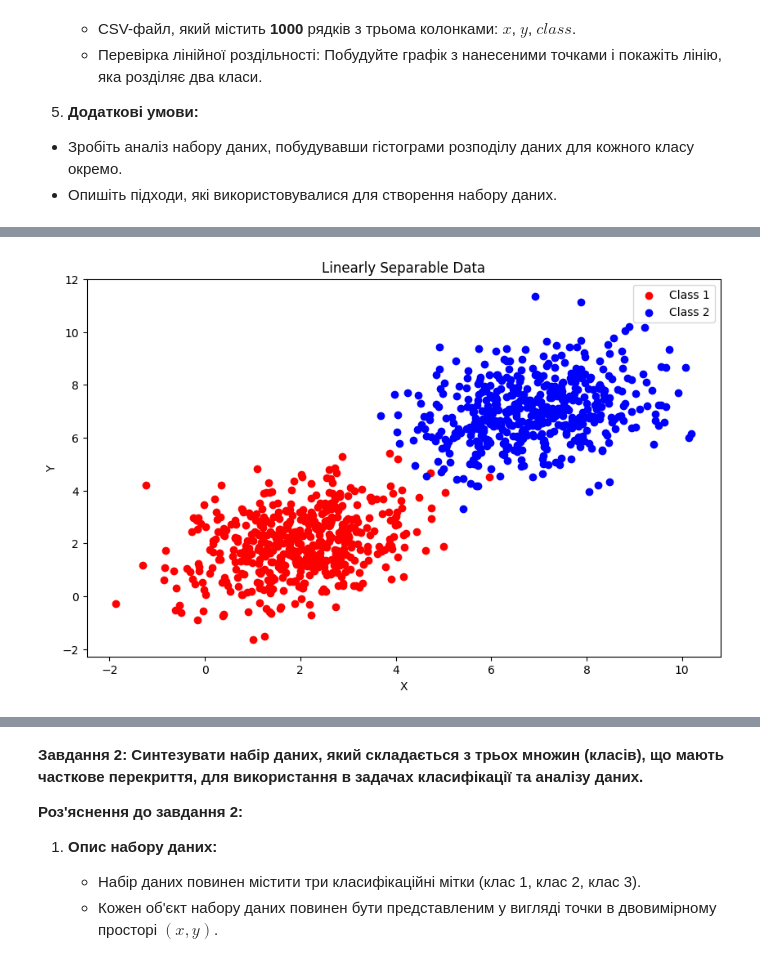
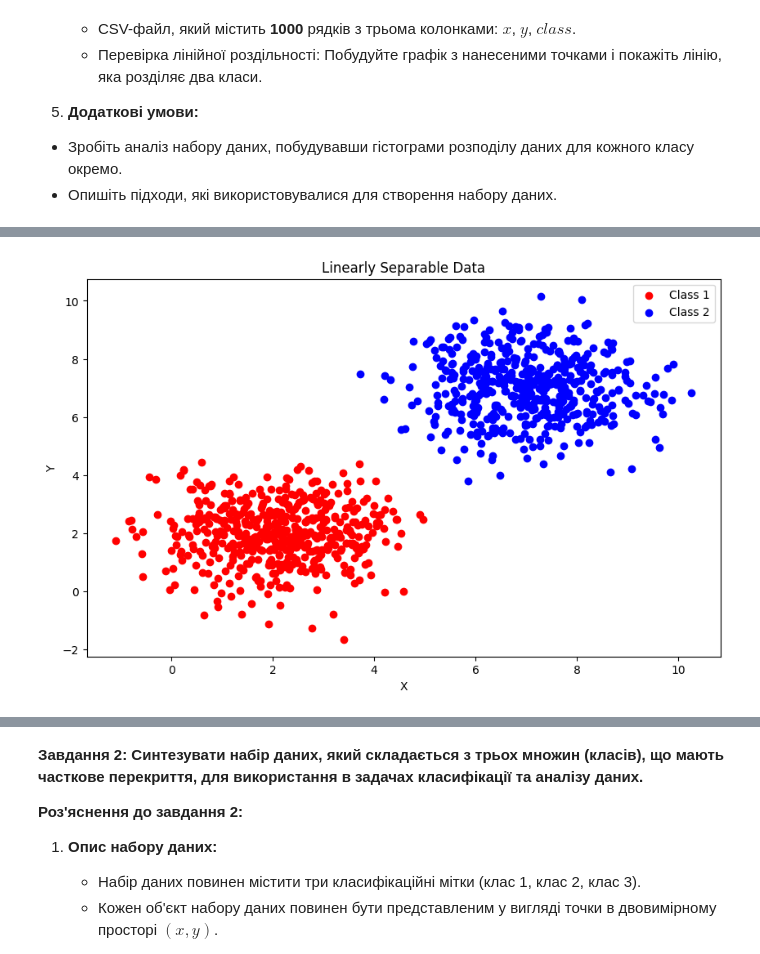
Before and after one commit to Sidoryak-Ostap/basics-of-ai, a Jupyter notebook: data_analytics/lab_2/DM_practice_2_new.ipynb, the cells around one changed output, grey strips where cells are left out. Saved outputs shown, nothing was run; the diff lists cells and outputs as text; code cells hidden in the pictures.

```diff
--- a/data_analytics/lab_2/DM_practice_2_new.ipynb
+++ b/data_analytics/lab_2/DM_practice_2_new.ipynb
@@ -75,0 +42,35 @@ df
+# %%
+
+def generate_data(center, num_points, spread, class_name):
+    x_point = np.linspace(center[0]-spread, center[1]+spread, num_points);
+    y_point = center[1] + (np.random.rand(num_points) - 0.5) * spread
+
+
+    x_point += np.random.randn(num_points) * spread
+    y_point += np.random.randn(num_points) * spread
+
+    label = np.full(num_points, class_name)
+    data = np.column_stack((x_point, y_point))
+
+    return data, label
+# %%
+
+
+center1 = [2, 2]
+center2 = [7, 7]
+
+num_points = 500
+spread = 1
+
+data, label1= generate_data(center1, num_points, spread, 'class_1');
+class_1 = pd.DataFrame(data, columns=['x', 'y'])
+class_1['class'] = label1
+
+data, label2= generate_data(center2, num_points, spread, 'class_2');
+class_2 = pd.DataFrame(data, columns=['x', 'y'])
+class_2['class'] = label2
+
+
+df  = pd.concat([class_1, class_2], axis=0)
+df.reset_index(drop=True, inplace=True)
+df
@@ -84,14 +99,15 @@ class      int64
 dtype: object
 # %%
+plt.figure(figsize=(10, 6))
+plt.scatter(df[df["class"] == 'class_1']['x'], df[df["class"] == 'class_1']['y'], color='red', label='Class 1')
 
-plt.figure(figsize=(10, 6))
-plt.scatter(class1[:, 0], class1[:, 1], color='red', label='Class 1')
-plt.scatter(class2[:, 0], class2[:, 1], color='blue', label='Class 2')
+plt.scatter(df[df["class"] == 'class_2']['x'], df[df["class"] == 'class_2']['y'], color='blue', label='Class 2')
+
 
 plt.xlabel('X')
 plt.ylabel('Y')
 plt.title('Linearly Separable Data')
 plt.legend()
 plt.show()
 # %% [output]
-[figure, old version]
+[figure, new version]
```
Also changed, not shown: parts of 31 cells of this notebook, 5 other files.
